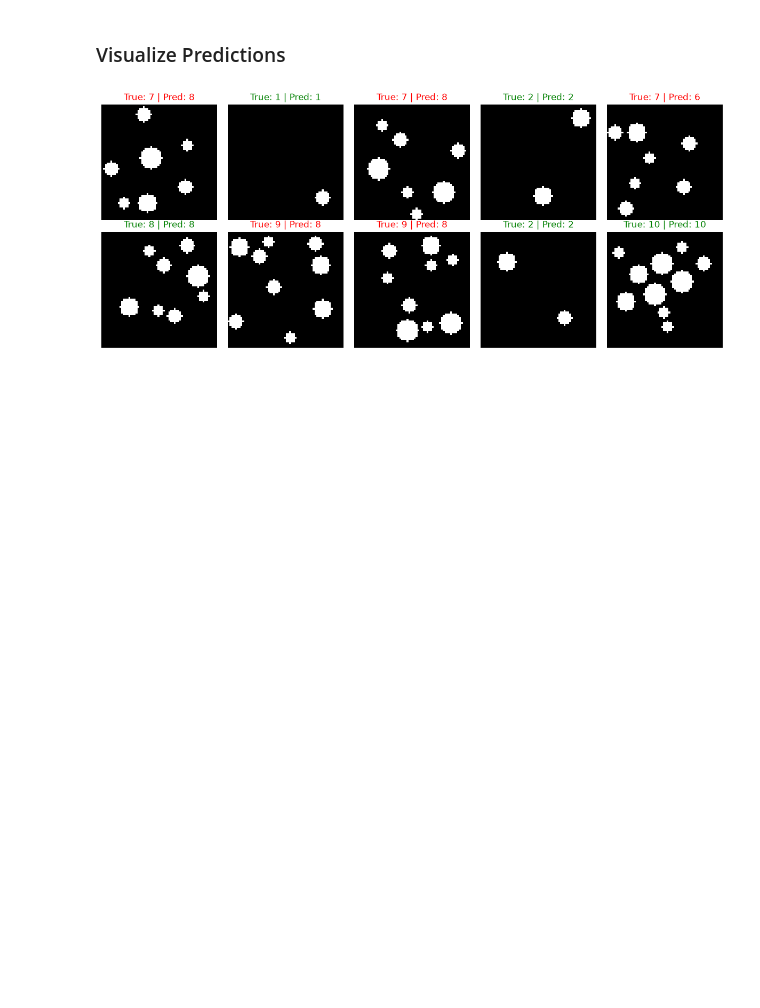
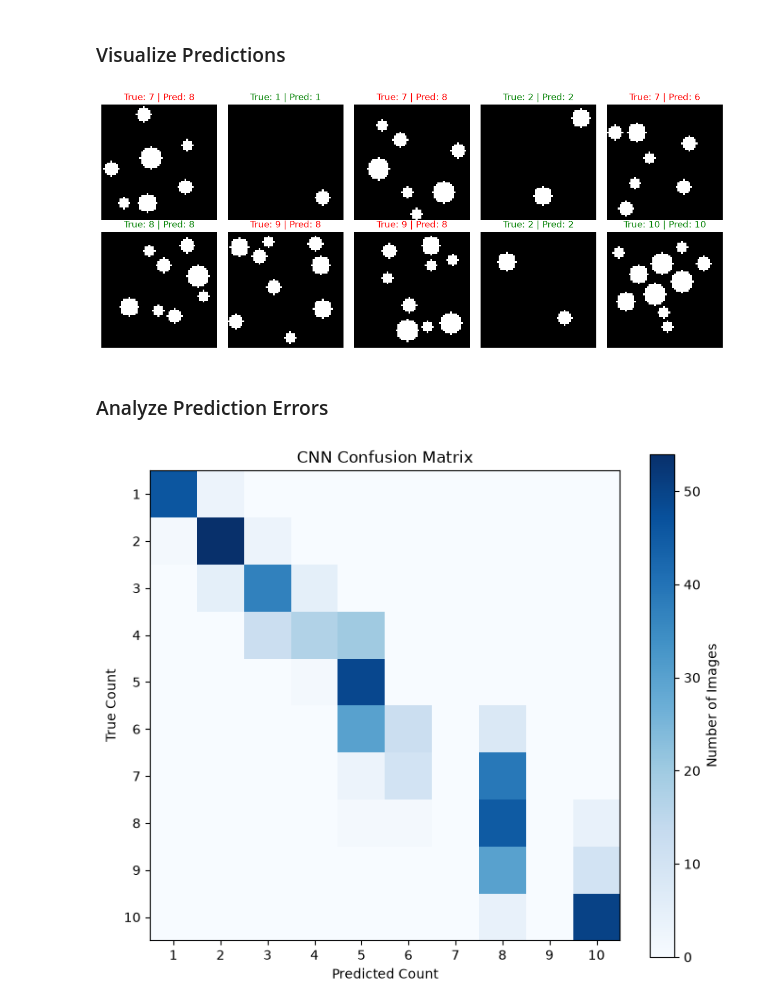
Before and after one commit to ruc-practical-ai-fall-2026/lectures, a Jupyter notebook: class-07/notebooks/01_use_case_selection_example.ipynb, the cells around one changed output. Saved outputs shown, nothing was run; the diff lists cells and outputs as text; code cells hidden in the pictures; blank space fills up the shorter version.

```diff
--- a/class-07/notebooks/01_use_case_selection_example.ipynb
+++ b/class-07/notebooks/01_use_case_selection_example.ipynb
@@ -351,3 +379,36 @@ plt.tight_layout()
 plt.show()
 # %% [output]
 [figure]
+# %% [markdown]
+### Analyze Prediction Errors
+# %%
+confusion = np.zeros(
+    (MAX_CIRCLES - MIN_CIRCLES + 1, MAX_CIRCLES - MIN_CIRCLES + 1),
+    dtype=int,
+)
+
+for actual, predicted in zip(y_true, y_pred_cnn):
+    confusion[actual - MIN_CIRCLES, predicted - MIN_CIRCLES] += 1
+
+plt.figure(figsize=(7, 6))
+
+plt.imshow(confusion, cmap="Blues")
+
+plt.xticks(
+    range(MAX_CIRCLES - MIN_CIRCLES + 1),
+    range(MIN_CIRCLES, MAX_CIRCLES + 1),
+)
+plt.yticks(
+    range(MAX_CIRCLES - MIN_CIRCLES + 1),
+    range(MIN_CIRCLES, MAX_CIRCLES + 1),
+)
+
+plt.xlabel("Predicted Count")
+plt.ylabel("True Count")
+plt.title("CNN Confusion Matrix")
+plt.colorbar(label="Number of Images")
+
+plt.tight_layout()
+plt.show()
+# %% [output]
+[figure, added]
```
Also changed, not shown: parts of 59 cells of this notebook.
